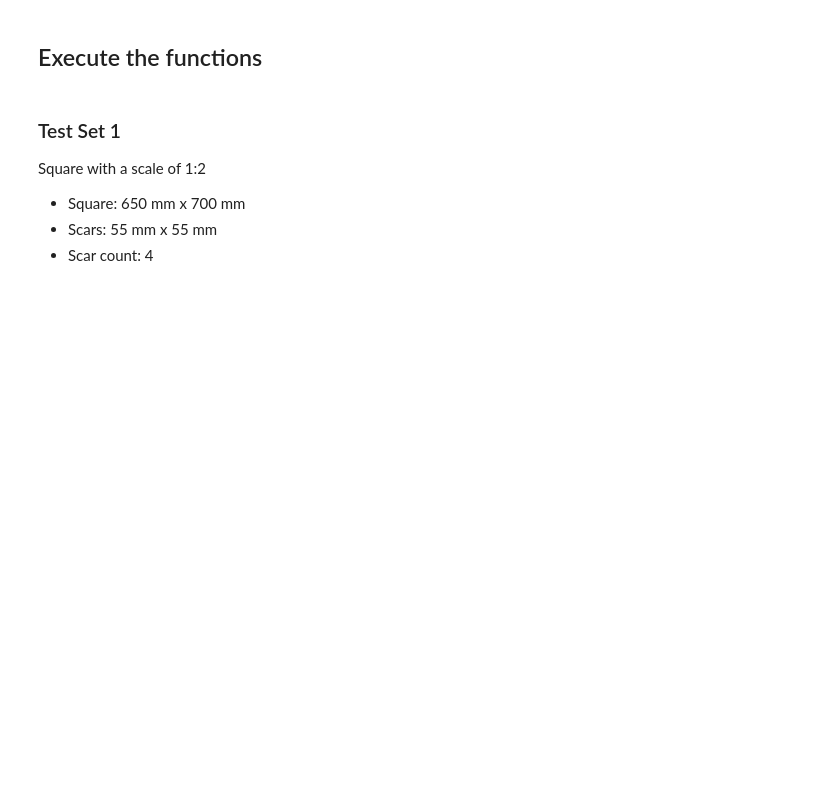
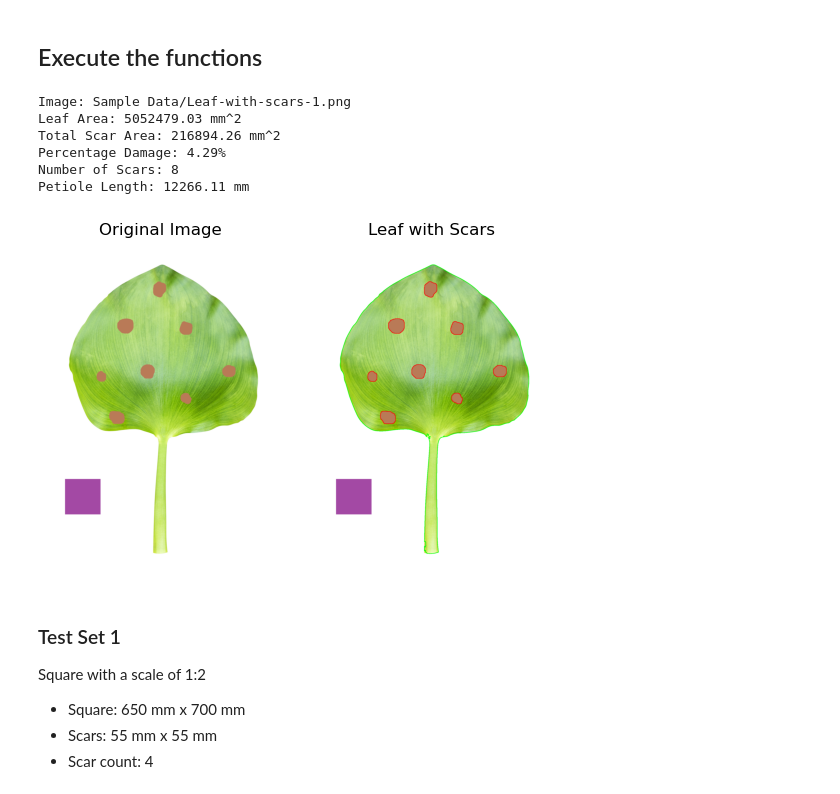
Before and after one commit to Jacquesvnme/Leaf-Scarring-Project, a Jupyter notebook: Individual_Code/Henry Roux/Version 2 Functions.ipynb, the cells around one changed output. Cells and saved outputs as stored; diff of their text form; code cells hidden in the pictures; blank space fills up the shorter version.

```diff
--- a/Individual_Code/Henry Roux/Version 2 Functions.ipynb
+++ b/Individual_Code/Henry Roux/Version 2 Functions.ipynb
@@ -152,6 +151,16 @@ def main(image_path):
     return leaf_area, scale, total_scar_area, scar_count
 # %% [markdown]
 ## Execute the functions
+# %%
+leaf_area, scale, total_scar_area, scar_count = main("Sample Data/Leaf-with-scars-1.png")
+# %% [output]
+Image: Sample Data/Leaf-with-scars-1.png
+Leaf Area: 5052479.03 mm^2
+Total Scar Area: 216894.26 mm^2
+Percentage Damage: 4.29%
+Number of Scars: 8
+Petiole Length: 12266.11 mm
+[figure, added]
 # %% [markdown]
 ### Test Set 1
 
```
Also changed, not shown: parts of 8 cells of this notebook, 2 other files.
